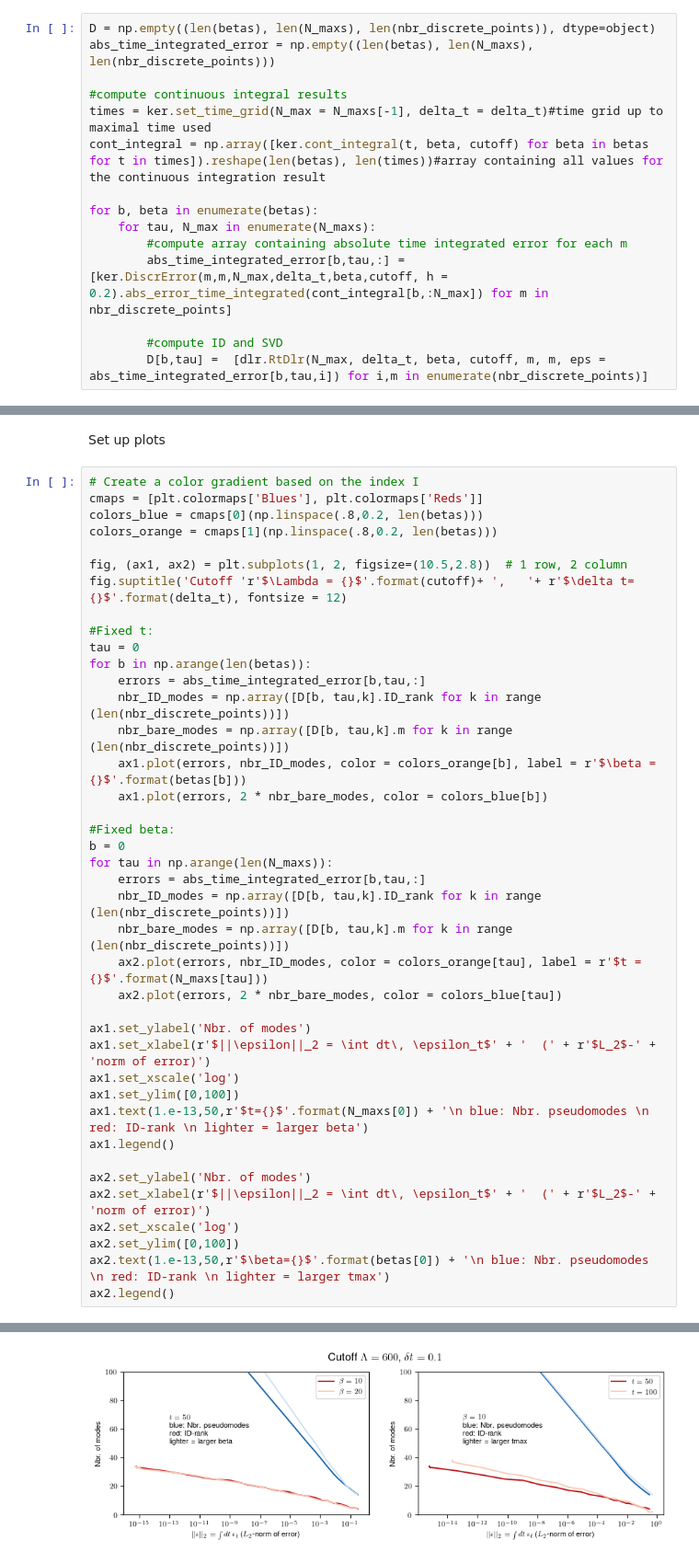
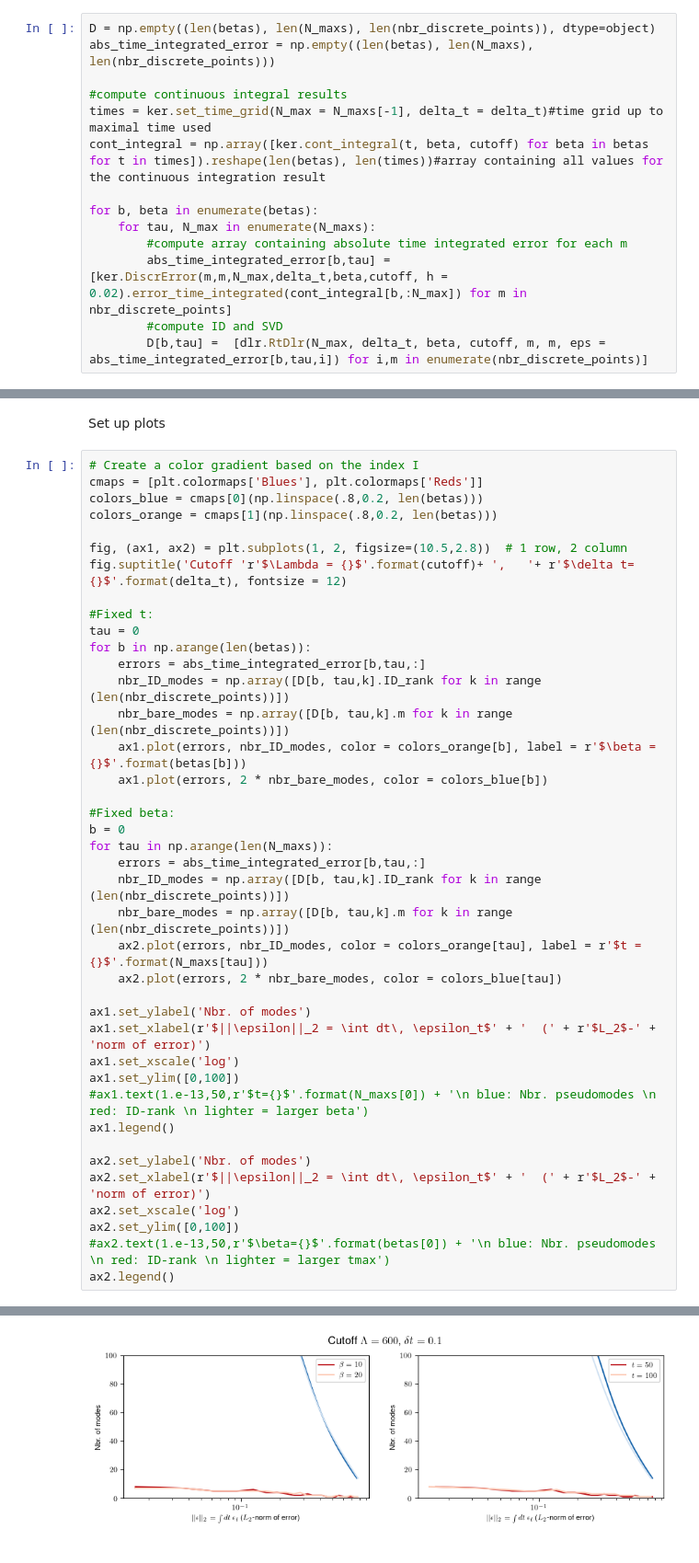
Before and after one commit to jthoenniss/RealTimeID, a Jupyter notebook: ID_compare_params.ipynb, the cells around one changed output, grey strips where cells are left out. Shown at 92% size. Saved outputs shown, nothing was run; the diff lists cells and outputs as text.

```diff
--- a/ID_compare_params.ipynb
+++ b/ID_compare_params.ipynb
@@ -34,7 +34,6 @@ cont_integral = np.array([ker.cont_integral(t, beta, cutoff) for beta in betas f
 for b, beta in enumerate(betas):
     for tau, N_max in enumerate(N_maxs):
         #compute array containing absolute time integrated error for each m
-        abs_time_integrated_error[b,tau,:] = [ker.DiscrError(m,m,N_max,delta_t,beta,cutoff, h = 0.2).abs_error_time_integrated(cont_integral[b,:N_max]) for m in nbr_discrete_points]
-
+        abs_time_integrated_error[b,tau] = [ker.DiscrError(m,m,N_max,delta_t,beta,cutoff, h = 0.02).error_time_integrated(cont_integral[b,:N_max]) for m in nbr_discrete_points]
         #compute ID and SVD
         D[b,tau] =  [dlr.RtDlr(N_max, delta_t, beta, cutoff, m, m, eps = abs_time_integrated_error[b,tau,i]) for i,m in enumerate(nbr_discrete_points)]
@@ -56,33 +52,33 @@ fig.suptitle('Cutoff 'r'$\Lambda = {}$'.format(cutoff)+ ',   '+ r'$\delta t={}$'
 tau = 0
 for b in np.arange(len(betas)):
     errors = abs_time_integrated_error[b,tau,:]
     nbr_ID_modes = np.array([D[b, tau,k].ID_rank for k in range (len(nbr_discrete_points))])
     nbr_bare_modes = np.array([D[b, tau,k].m for k in range (len(nbr_discrete_points))])
     ax1.plot(errors, nbr_ID_modes, color = colors_orange[b], label = r'$\beta = {}$'.format(betas[b]))
     ax1.plot(errors, 2 * nbr_bare_modes, color = colors_blue[b])
 
 #Fixed beta:
 b = 0
 for tau in np.arange(len(N_maxs)):
     errors = abs_time_integrated_error[b,tau,:]
     nbr_ID_modes = np.array([D[b, tau,k].ID_rank for k in range (len(nbr_discrete_points))])
     nbr_bare_modes = np.array([D[b, tau,k].m for k in range (len(nbr_discrete_points))])
     ax2.plot(errors, nbr_ID_modes, color = colors_orange[tau], label = r'$t = {}$'.format(N_maxs[tau]))
     ax2.plot(errors, 2 * nbr_bare_modes, color = colors_blue[tau])
 
 ax1.set_ylabel('Nbr. of modes')
 ax1.set_xlabel(r'$||\epsilon||_2 = \int dt\, \epsilon_t$' + '  (' + r'$L_2$-' + 'norm of error)')
 ax1.set_xscale('log')
 ax1.set_ylim([0,100])
-ax1.text(1.e-13,50,r'$t={}$'.format(N_maxs[0]) + '\n blue: Nbr. pseudomodes \n red: ID-rank \n lighter = larger beta')
+#ax1.text(1.e-13,50,r'$t={}$'.format(N_maxs[0]) + '\n blue: Nbr. pseudomodes \n red: ID-rank \n lighter = larger beta')
 ax1.legend()
 
 ax2.set_ylabel('Nbr. of modes')
 ax2.set_xlabel(r'$||\epsilon||_2 = \int dt\, \epsilon_t$' + '  (' + r'$L_2$-' + 'norm of error)')
 ax2.set_xscale('log')
 ax2.set_ylim([0,100])
-ax2.text(1.e-13,50,r'$\beta={}$'.format(betas[0]) + '\n blue: Nbr. pseudomodes \n red: ID-rank \n lighter = larger tmax')
+#ax2.text(1.e-13,50,r'$\beta={}$'.format(betas[0]) + '\n blue: Nbr. pseudomodes \n red: ID-rank \n lighter = larger tmax')
 ax2.legend()
 # %% [output]
 <matplotlib.legend.Legend at 0x...>
-[figure, old version]
+[figure, new version]
```
Also changed, not shown: parts of 1 cell of this notebook, 1 other file.
